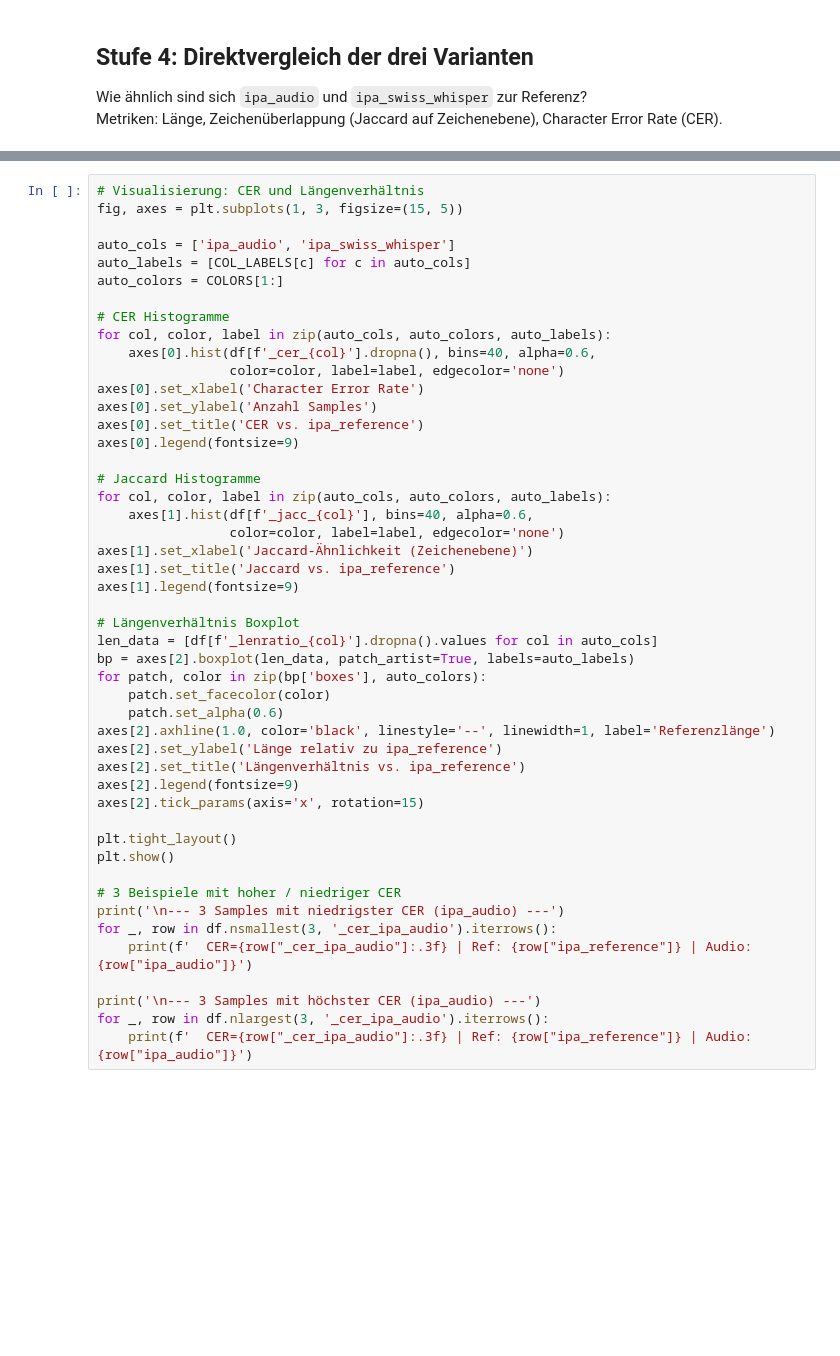
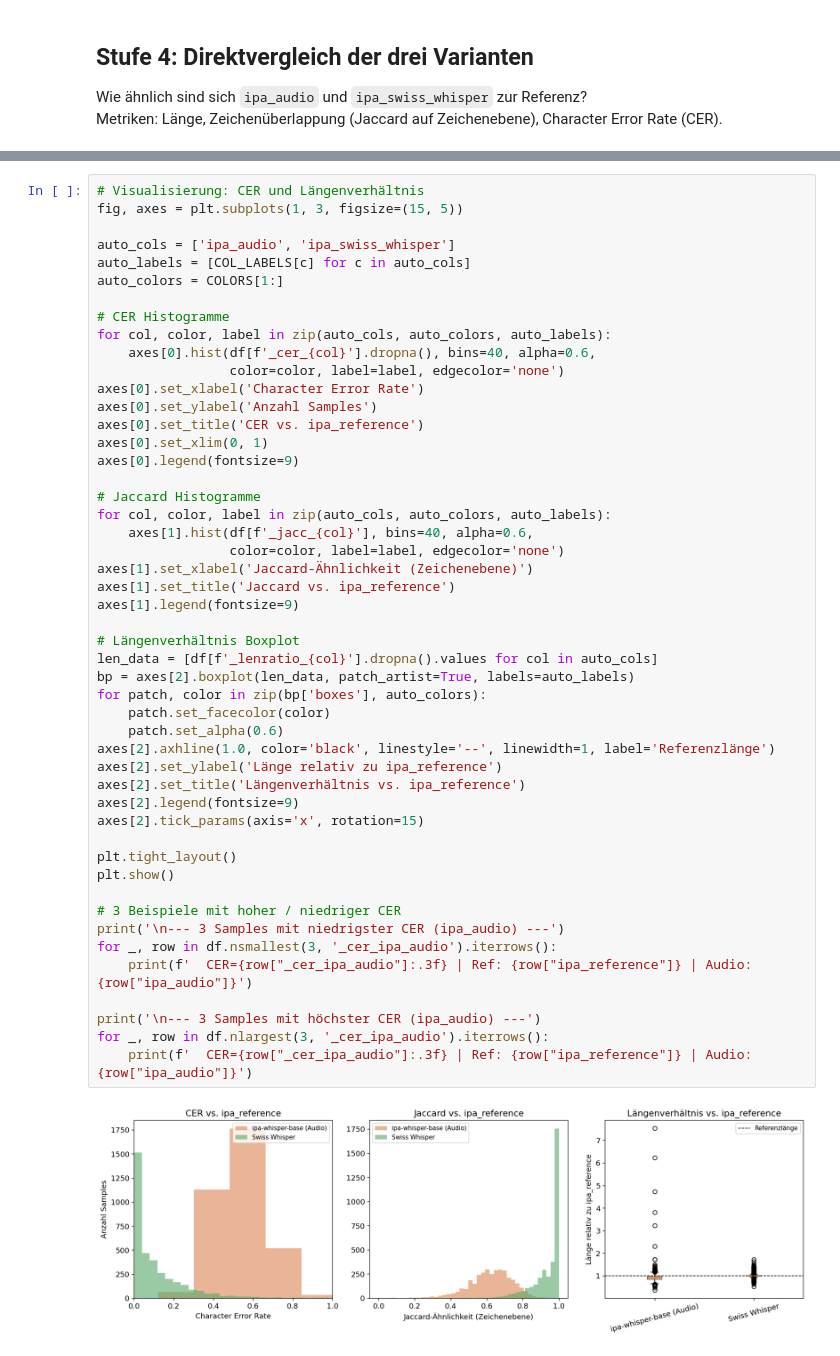
Before and after one commit to GwenVocat/NLP---Swiss-German-Dialect-Data, a Jupyter notebook: check_ipa.ipynb, the cells around one changed output, grey strips where cells are left out. Saved outputs shown, nothing was run; the diff lists cells and outputs as text; blank space fills up the shorter version.

```diff
--- a/check_ipa.ipynb
+++ b/check_ipa.ipynb
@@ -214,36 +275,39 @@ for col, color, label in zip(auto_cols, auto_colors, auto_labels):
 axes[0].set_xlabel('Character Error Rate')
 axes[0].set_ylabel('Anzahl Samples')
 axes[0].set_title('CER vs. ipa_reference')
+axes[0].set_xlim(0, 1)
 axes[0].legend(fontsize=9)
 
 # Jaccard Histogramme
 for col, color, label in zip(auto_cols, auto_colors, auto_labels):
     axes[1].hist(df[f'_jacc_{col}'], bins=40, alpha=0.6,
                  color=color, label=label, edgecolor='none')
 axes[1].set_xlabel('Jaccard-Ähnlichkeit (Zeichenebene)')
 axes[1].set_title('Jaccard vs. ipa_reference')
 axes[1].legend(fontsize=9)
 
 # Längenverhältnis Boxplot
 len_data = [df[f'_lenratio_{col}'].dropna().values for col in auto_cols]
 bp = axes[2].boxplot(len_data, patch_artist=True, labels=auto_labels)
 for patch, color in zip(bp['boxes'], auto_colors):
     patch.set_facecolor(color)
     patch.set_alpha(0.6)
 axes[2].axhline(1.0, color='black', linestyle='--', linewidth=1, label='Referenzlänge')
 axes[2].set_ylabel('Länge relativ zu ipa_reference')
 axes[2].set_title('Längenverhältnis vs. ipa_reference')
 axes[2].legend(fontsize=9)
 axes[2].tick_params(axis='x', rotation=15)
 
 plt.tight_layout()
 plt.show()
 
 # 3 Beispiele mit hoher / niedriger CER
 print('\n--- 3 Samples mit niedrigster CER (ipa_audio) ---')
 for _, row in df.nsmallest(3, '_cer_ipa_audio').iterrows():
     print(f'  CER={row["_cer_ipa_audio"]:.3f} | Ref: {row["ipa_reference"]} | Audio: {row["ipa_audio"]}')
 
 print('\n--- 3 Samples mit höchster CER (ipa_audio) ---')
 for _, row in df.nlargest(3, '_cer_ipa_audio').iterrows():
     print(f'  CER={row["_cer_ipa_audio"]:.3f} | Ref: {row["ipa_reference"]} | Audio: {row["ipa_audio"]}')
+# %% [output]
+[figure, added]
```
Also changed, not shown: parts of 12 cells of this notebook.
